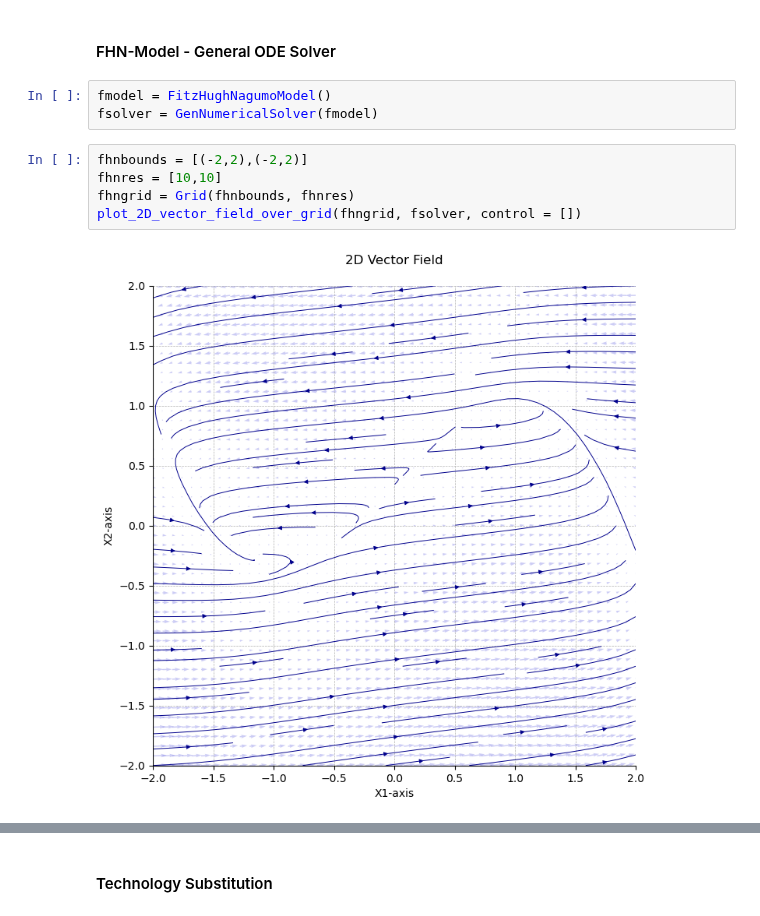
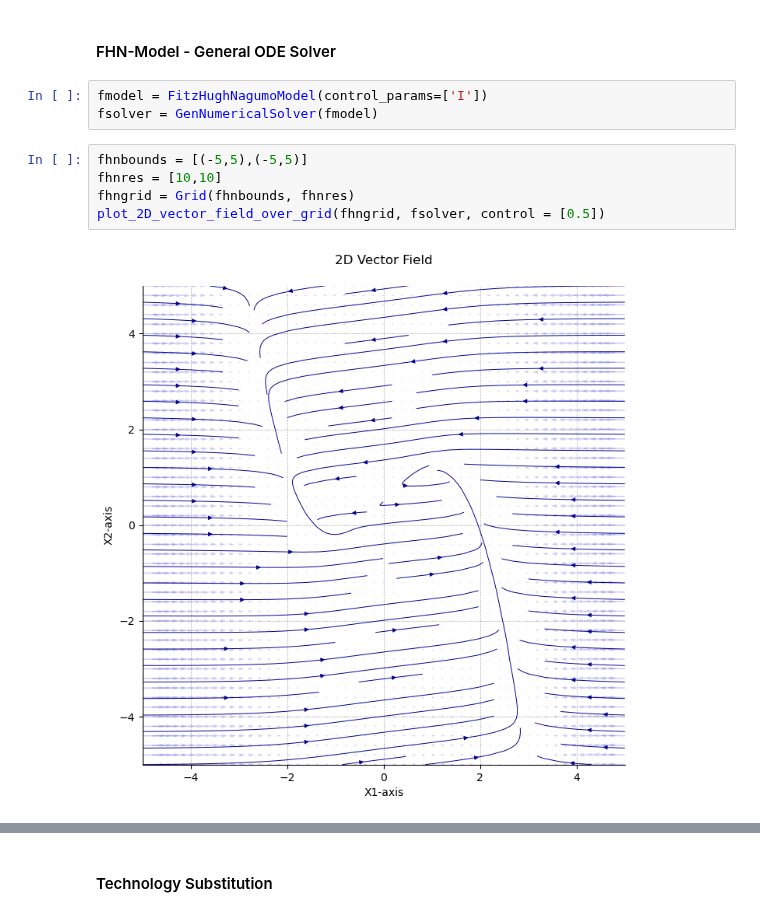
Before and after one commit to Lighfe/mdp-world-model, a Jupyter notebook: data_generation/visualization/plot_tests.ipynb, the cells around one changed output, grey strips where cells are left out. Drawn from its saved outputs; the diff is of its cells as text.

Commit message:
bug fix plotting and more control tests

```diff
--- a/data_generation/visualization/plot_tests.ipynb
+++ b/data_generation/visualization/plot_tests.ipynb
@@ -44,14 +44,14 @@ plot_2D_vector_field(test_vectorfield, [[-1, 1], [-1, 1]])
 # %% [markdown]
 #### FHN-Model - General ODE Solver
 # %%
-fmodel = FitzHughNagumoModel()
+fmodel = FitzHughNagumoModel(control_params=['I'])
 fsolver = GenNumericalSolver(fmodel)
 # %%
-fhnbounds = [(-2,2),(-2,2)]
+fhnbounds = [(-5,5),(-5,5)]
 fhnres = [10,10]
 fhngrid = Grid(fhnbounds, fhnres)
-plot_2D_vector_field_over_grid(fhngrid, fsolver, control = [])
+plot_2D_vector_field_over_grid(fhngrid, fsolver, control = [0.5])
 # %% [output]
-[figure, old version]
+[figure, new version]
 # %%
 
```
Also changed, not shown: parts of 5 cells of this notebook, 4 other files.
